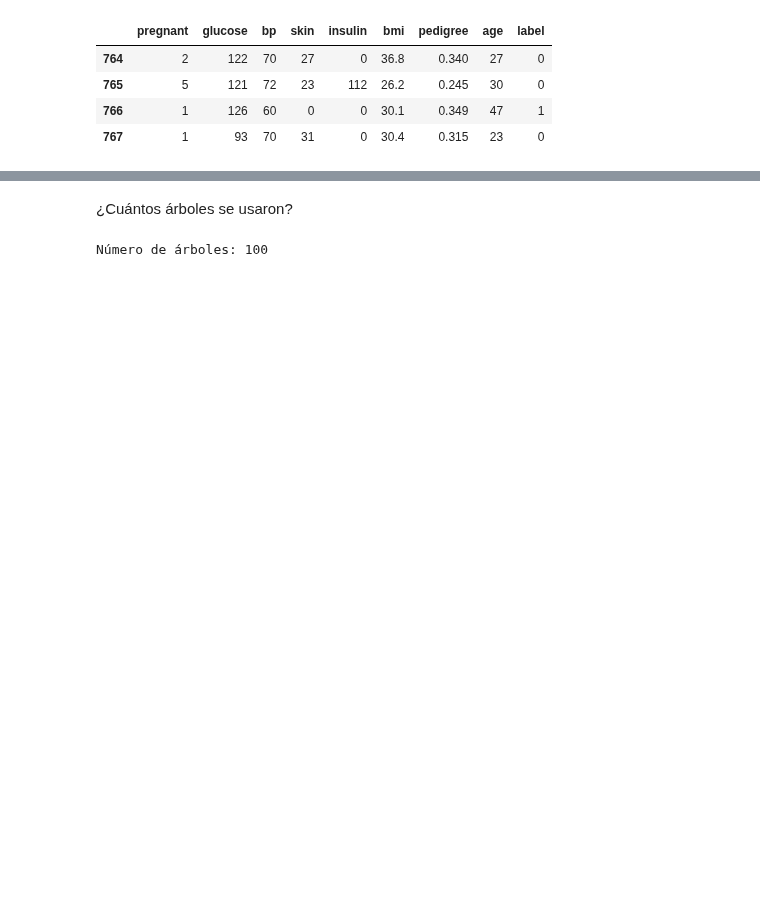
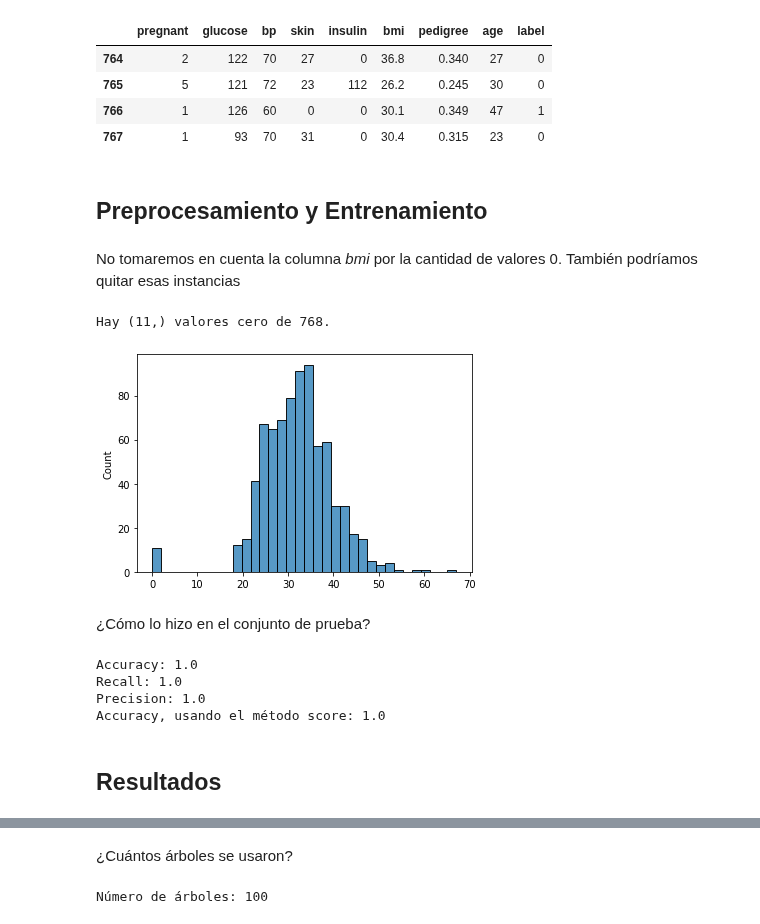
Before and after one commit to DCDPUAEM/DCDP, a Jupyter notebook: 04 Clasificación y Agrupamiento/notebooks/07-RandomForest.ipynb, the cells around one changed output, grey strips where cells are left out. Cells and saved outputs as stored; diff of their text form; code cells hidden in the pictures; blank space fills up the shorter version.

```diff
--- a/04 Clasificación y Agrupamiento/notebooks/07-RandomForest.ipynb
+++ b/04 Clasificación y Agrupamiento/notebooks/07-RandomForest.ipynb
@@ -26,6 +39,22 @@ display(df.tail(4))
 | 765 | 5 | 121 | 72 | 23 | 112 | 26.2 | 0.245 | 30 | 0 |
 | 766 | 1 | 126 | 60 | 0 | 0 | 30.1 | 0.349 | 47 | 1 |
 | 767 | 1 | 93 | 70 | 31 | 0 | 30.4 | 0.315 | 23 | 0 |
+# %% [markdown]
+## Preprocesamiento y Entrenamiento
+# %% [markdown]
+No tomaremos en cuenta la columna *bmi* por la cantidad de valores 0. También podríamos quitar esas instancias
+# %%
+import matplotlib.pyplot as plt
+import numpy as np
+
+print(f"Hay {np.where(df['bmi'].values==0)[0].shape} valores cero de {df['bmi'].values.shape[0]}.")
+
+plt.figure()
+sns.histplot(df['bmi'].values)
+plt.show()
+# %% [output]
+Hay (11,) valores cero de 768.
+[figure, added]
 # %%
 # ----- Definimos las features
 feature_cols = ['pregnant', 'glucose', 'bp', 'skin', 'insulin', 'age']
@@ -42,6 +71,25 @@ clf = RandomForestClassifier(n_estimators)  # Create Decision Tree classifier ob
 
 clf = clf.fit(X_train,y_train)  # Train Decision Tree Classifier
 y_pred = clf.predict(X_test)    # Predict the response for test dataset
+# %% [markdown]
+¿Cómo lo hizo en el conjunto de prueba?
+# %%
+from sklearn.metrics import accuracy_score, recall_score, precision_score
+
+y_train_pred = clf.predict(X_train)
+
+print(f"Accuracy: {round(accuracy_score(y_train,y_train_pred),3)}")
+print(f"Recall: {round(recall_score(y_train,y_train_pred),3)}")
+print(f"Precision: {round(precision_score(y_train,y_train_pred),3)}")
+
+print(f"Accuracy, usando el método score: {clf.score(X_train,y_train)}")
+# %% [output]
+Accuracy: 1.0
+Recall: 1.0
+Precision: 1.0
+Accuracy, usando el método score: 1.0
+# %% [markdown]
+## Resultados
 # %%
 import matplotlib.pyplot as plt
 from sklearn.metrics import confusion_matrix
```
Also changed, not shown: parts of 23 cells of this notebook, 2 other files.
